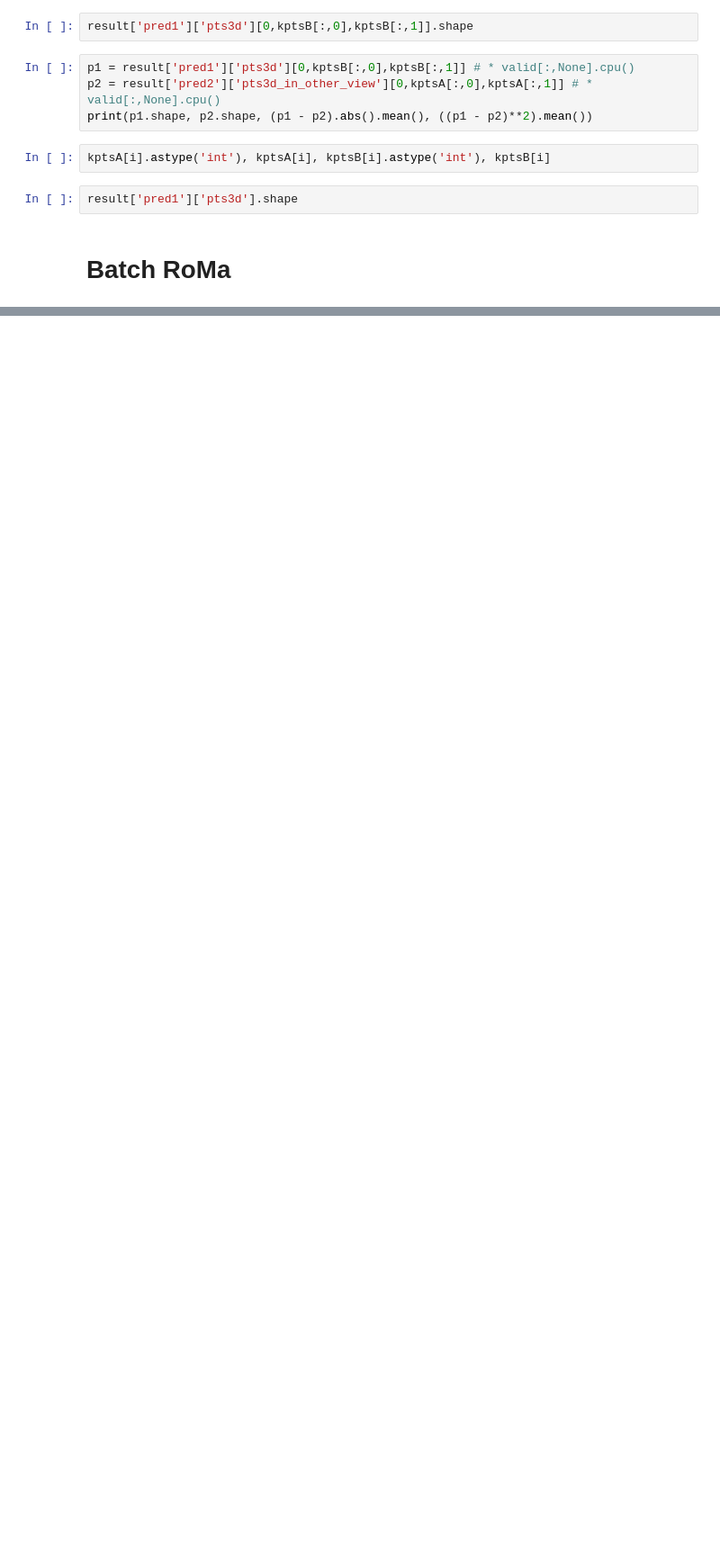
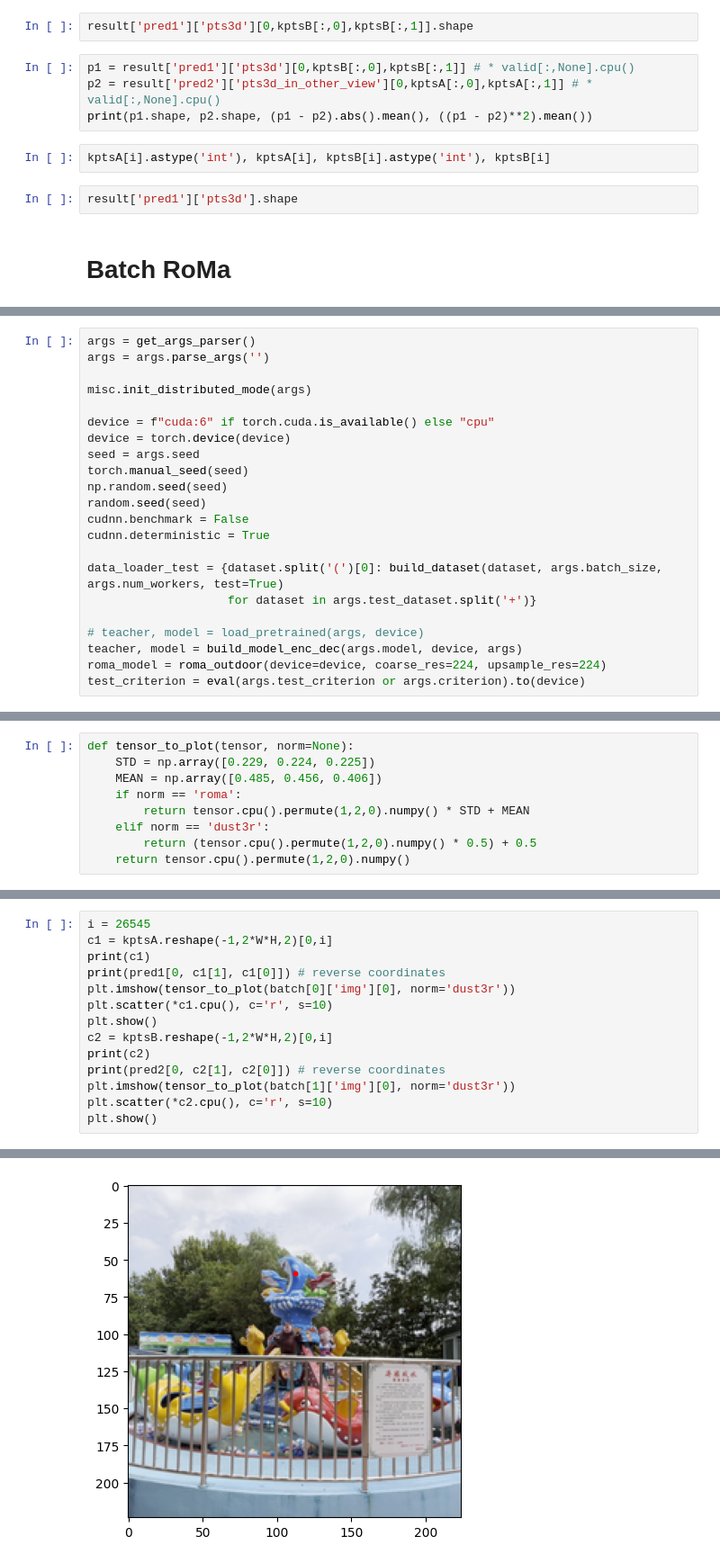
Before and after one commit to simoneangarano/kdust3r, a Jupyter notebook: Test.ipynb, the cells around one changed output, grey strips where cells are left out. Shown at 90% size. Cells and saved outputs as stored; diff of their text form; blank space fills up the shorter version.

```diff
--- a/Test.ipynb
+++ b/Test.ipynb
@@ -717,0 +844,22 @@ result['pred1']['pts3d'].shape
+# %%
+args = get_args_parser()
+args = args.parse_args('')
+
+misc.init_distributed_mode(args)
+
+device = f"cuda:6" if torch.cuda.is_available() else "cpu"
+device = torch.device(device)
+seed = args.seed
+torch.manual_seed(seed)
+np.random.seed(seed)
+random.seed(seed)
+cudnn.benchmark = False
+cudnn.deterministic = True
+
+data_loader_test = {dataset.split('(')[0]: build_dataset(dataset, args.batch_size, args.num_workers, test=True)
+                    for dataset in args.test_dataset.split('+')}
+
+# teacher, model = load_pretrained(args, device)
+teacher, model = build_model_enc_dec(args.model, device, args)
+roma_model = roma_outdoor(device=device, coarse_res=224, upsample_res=224)
+test_criterion = eval(args.test_criterion or args.criterion).to(device)
@@ -717,0 +879,9 @@ result['pred1']['pts3d'].shape
+# %%
+def tensor_to_plot(tensor, norm=None):
+    STD = np.array([0.229, 0.224, 0.225])
+    MEAN = np.array([0.485, 0.456, 0.406])
+    if norm == 'roma':
+        return tensor.cpu().permute(1,2,0).numpy() * STD + MEAN
+    elif norm == 'dust3r':
+        return (tensor.cpu().permute(1,2,0).numpy() * 0.5) + 0.5
+    return tensor.cpu().permute(1,2,0).numpy()
@@ -717,0 +1032,15 @@ result['pred1']['pts3d'].shape
+# %%
+i = 26545
+c1 = kptsA.reshape(-1,2*W*H,2)[0,i]
+print(c1)
+print(pred1[0, c1[1], c1[0]]) # reverse coordinates
+plt.imshow(tensor_to_plot(batch[0]['img'][0], norm='dust3r'))
+plt.scatter(*c1.cpu(), c='r', s=10)
+plt.show()
+c2 = kptsB.reshape(-1,2*W*H,2)[0,i]
+print(c2)
+print(pred2[0, c2[1], c2[0]]) # reverse coordinates
+plt.imshow(tensor_to_plot(batch[1]['img'][0], norm='dust3r'))
+plt.scatter(*c2.cpu(), c='r', s=10)
+plt.show()
+# %% [output]
@@ -717,0 +1049 @@ result['pred1']['pts3d'].shape
+[figure, added]
```
Also changed, not shown: parts of 32 cells of this notebook, 4 other files.
